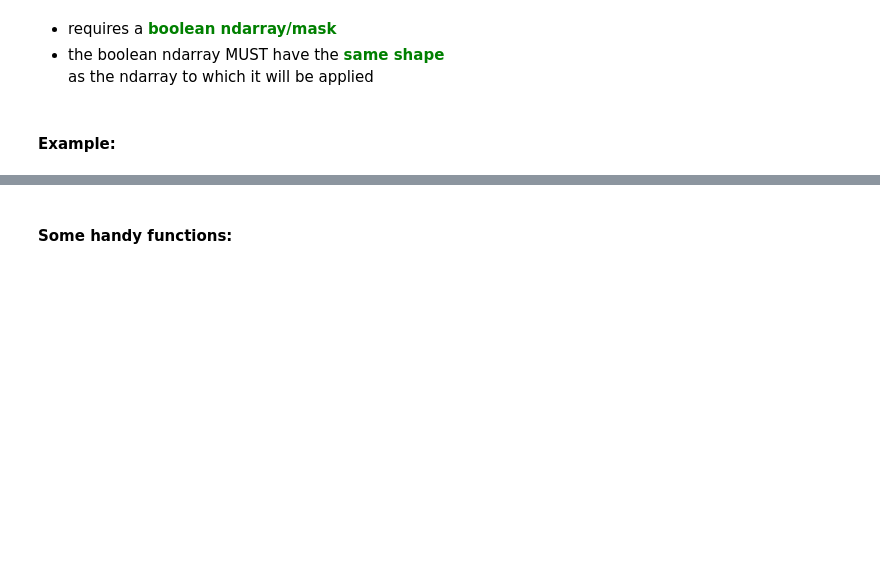
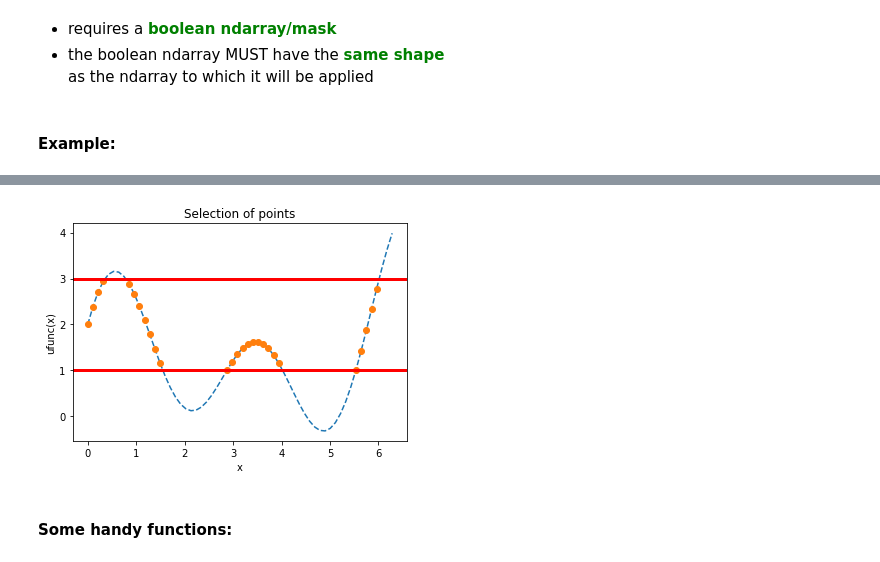
Before and after one commit to wcardoen/numpy-rmacc2020, a Jupyter notebook: notebooks/lec6.ipynb, the cells around one changed output, grey strips where cells are left out. Drawn from its saved outputs; the diff is of its cells as text; code cells hidden in the pictures; blank space fills up the shorter version.

```diff
--- a/notebooks/lec6.ipynb
+++ b/notebooks/lec6.ipynb
@@ -61,11 +118,13 @@ print("  z.flags:\n{0}".format(z.flags))
 # %%
 # Final plot
 plt.xlabel("x")
 plt.ylabel("ufunc(x)")
-
+plt.title("Selection of points")
 plt.plot(x,y,'--',w,z,'o');
 plt.axhline(y=3,linewidth=3,color='r');
 plt.axhline(y=1,linewidth=3,color='r');
+# %% [output]
+[figure, added]
 # %% [markdown]
 #### Some handy functions:
 # %% [markdown]
```
Also changed, not shown: parts of 7 cells of this notebook, 1 other file.
